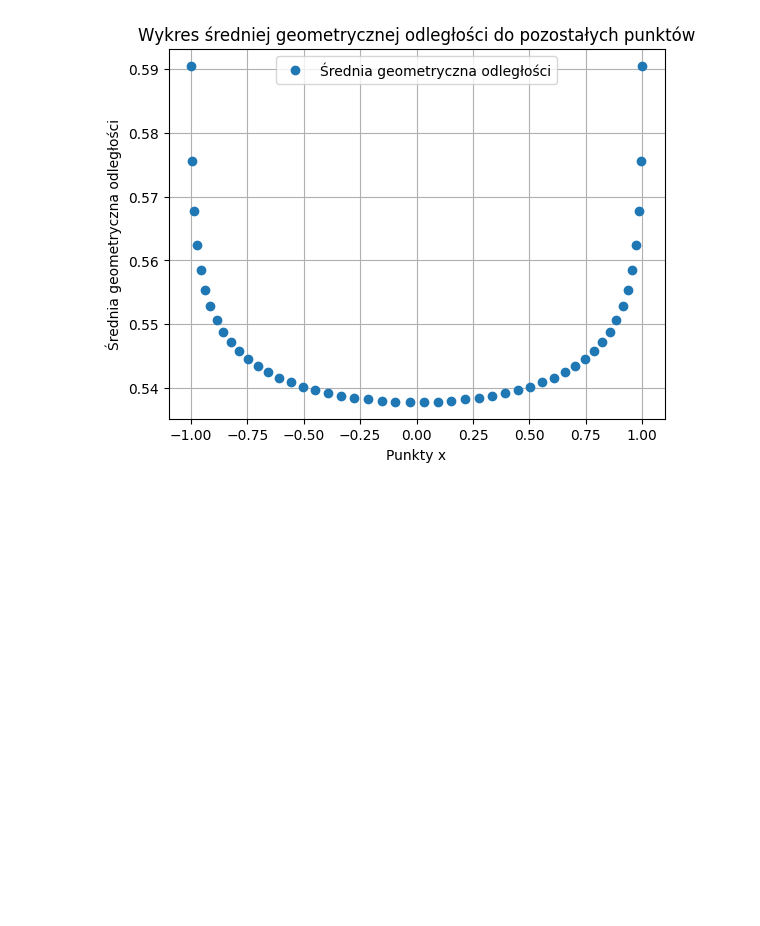
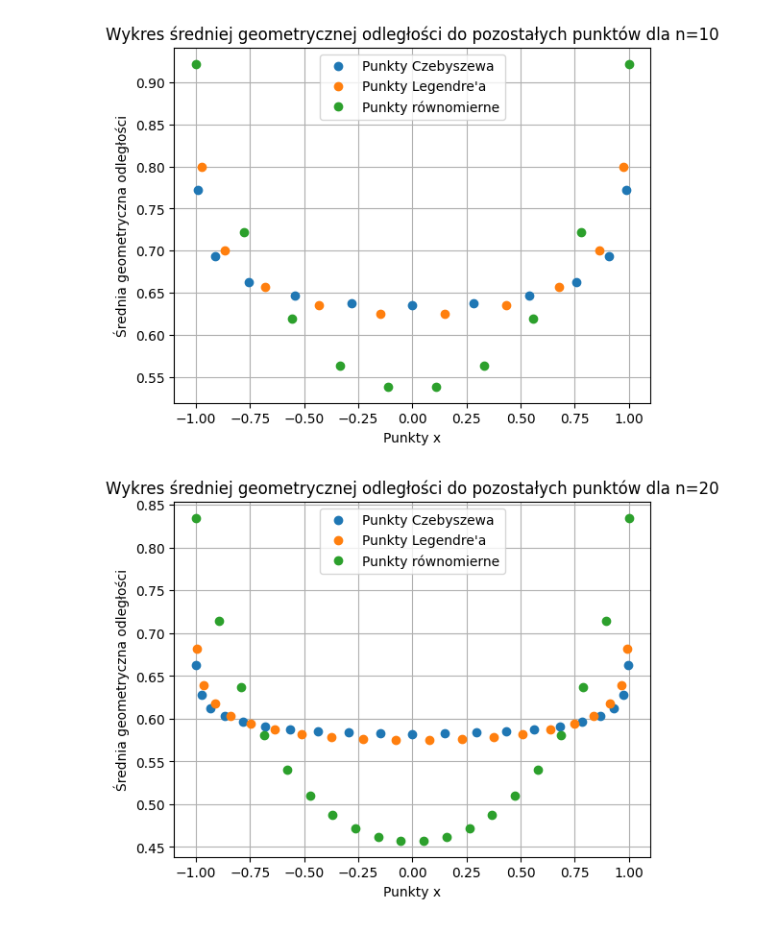
Before and after one commit to FalcO0O/MOWNiT, a Jupyter notebook: Lab_4/main.ipynb, the cells around one changed output. Saved outputs shown, nothing was run; the diff lists cells and outputs as text; code cells hidden in the pictures; blank space fills up the shorter version.

```diff
--- a/Lab_4/main.ipynb
+++ b/Lab_4/main.ipynb
@@ -4,47 +3,53 @@ import scipy
 import matplotlib.pyplot as plt
 from math import cos, pi
 # %%
-# Task 1
-def plot_geometric_mean_distances(x):
+def plot_geometric_mean_distances(chebyshev, legendre, equispaced):
     """
     Funkcja przyjmuje wektor punktów x z przedziału.
     Dla każdego punktu x[i] oblicza średnią geometryczną odległości od x[i] do pozostałych punktów,
     a następnie tworzy wykres, na którym na osi y znajduje się średnia geometryczna odległości danego
     punktu do innyfch punktów.
     """
-    x = np.array(x)
-    n = len(x)
-    y = np.zeros(n)
+    for index, type in enumerate([chebyshev, legendre, equispaced]):
+        labels = ["Punkty Czebyszewa", "Punkty Legendre'a ", "Punkty równomierne"]
+        x = np.array(type)
+        n = len(type)
+        y = np.zeros(n)
 
-    # Dla każdego punktu x[i] obliczamy odległości do pozostałych punktów
-    for i in range(n):
-        # bez punktu x[i]
-        distances = np.abs(x[i] - np.delete(x, i))
+        # Dla każdego punktu x[i] obliczamy odległości do pozostałych punktów
+        for i in range(n):
+            # bez punktu x[i]
+            distances = np.abs(x[i] - np.delete(x, i))
 
-        # Średnia geometryczna: exp(mean(log(distances)))
-        y[i] = np.exp(np.mean(np.log(distances)))
+            # Średnia geometryczna: exp(mean(log(distances)))
+            y[i] = np.exp(np.mean(np.log(distances)))
 
-    # Tworzenie wykresu
-    plt.plot(x, y, 'o', label='Średnia geometryczna odległości')
-    plt.xlabel('Punkty x')
-    plt.ylabel('Średnia geometryczna odległości')
-    plt.title('Wykres średniej geometrycznej odległości do pozostałych punktów')
-    plt.legend()
-    plt.grid(True)
+        # Tworzenie wykresu
+        plt.plot(x, y, 'o', label=labels[index])
+        plt.xlabel('Punkty x')
+        plt.ylabel('Średnia geometryczna odległości')
+        plt.title(f'Wykres średniej geometrycznej odległości do pozostałych punktów dla n={len(equispaced)}')
+        plt.legend()
+        plt.grid(True)
+
     plt.show()
 
 def generateChebyshevPoints(n):
-    return [-cos((2*i - 1)*pi / (2*n)) for i in range(1, n+1)]
+    return [-cos((2*i + 1)*pi / (2*(n+1))) for i in range(n+1)]
 
 def generateLegendrePoints(n):
     coef = np.zeros(n + 1)
     coef[-1] = 1
     return np.polynomial.legendre.legroots(coef)
 
 def generateEquispacedPoints(n):
     return np.linspace(-1, 1, n)
 
-points = generateLegendrePoints(50)
-plot_geometric_mean_distances(points)
+for n in [10, 20, 50]:
+    chebyshev = generateChebyshevPoints(n)
+    legendre = generateLegendrePoints(n)
+    equispaced = generateEquispacedPoints(n)
+    plot_geometric_mean_distances(chebyshev, legendre, equispaced)
 # %% [output]
-[figure, old version]
+[figure, new version]
+[figure, added]
```
Also changed, not shown: parts of 3 cells of this notebook.
